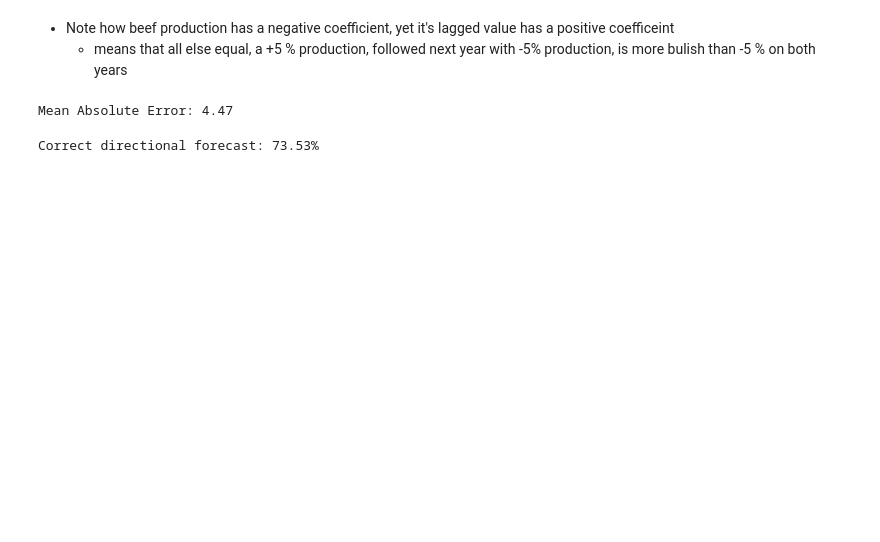
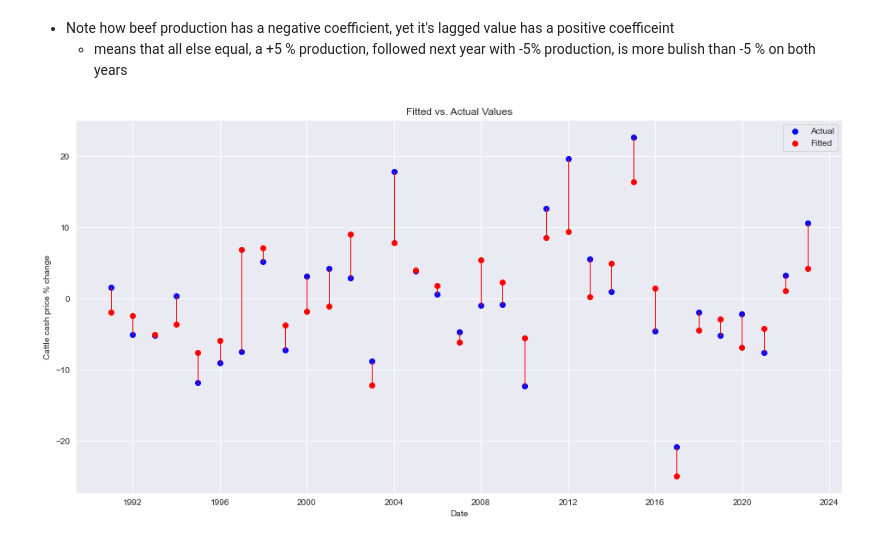
Before and after one commit to EricOstr/live_cattle, a Jupyter notebook: analysis/cash_price_regressions_annual.ipynb, the cells around one changed output. Cells and saved outputs as stored; diff of their text form; code cells hidden in the pictures; blank space fills up the shorter version.

```diff
--- a/analysis/cash_price_regressions_annual.ipynb
+++ b/analysis/cash_price_regressions_annual.ipynb
@@ -378,13 +390,25 @@ Notes:
 # %% [markdown]
 - Note how beef production has a negative coefficient, yet it's lagged value has a positive coefficeint
     - means that all else equal, a +5 % production, followed next year with -5% production, is more bulish than -5 % on both years
-# %%
-plot_fitted_actual(y, model_lag1.predict(X_concat_lagged))
-# %% [output]
-Mean Absolute Error: 4.47
-# %%
-y_fitted = model_lag1.predict(X_concat_lagged)
-
-print(f'Correct directional forecast: {np.mean([1 if i > 0 else 0 for i in y*y_fitted])*100:.2f}%')
-# %% [output]
-Correct directional forecast: 73.53%
+# %%
+y_fitted_lag1 = model_lag1.predict(X_concat_lagged)
+# src.plot_fitted_actual(y, y_fitted)
+
+fig, ax = plt.subplots()
+
+
+ax.scatter(y[1:].index, y[1:], label='Actual', color='blue')
+ax.scatter(y_fitted_lag1.index, y_fitted_lag1, label='Fitted', color='red')
+
+# Draw interconnecting line from predicted to actual
+for i in range(len(y_fitted_lag1)):
+    ax.plot([y_fitted_lag1.index[i], y[1:].index[i]], [y_fitted_lag1[i], y[1:][i]], color='red', linewidth=1)
+
+ax.set_xlabel('Date')
+ax.set_ylabel('Cattle cash price % change')
+ax.set_title('Fitted vs. Actual Values')
+
+ax.legend()
+plt.show()
+# %% [output]
+[figure, added]
```
Also changed, not shown: parts of 8 cells of this notebook, 1 other file.
